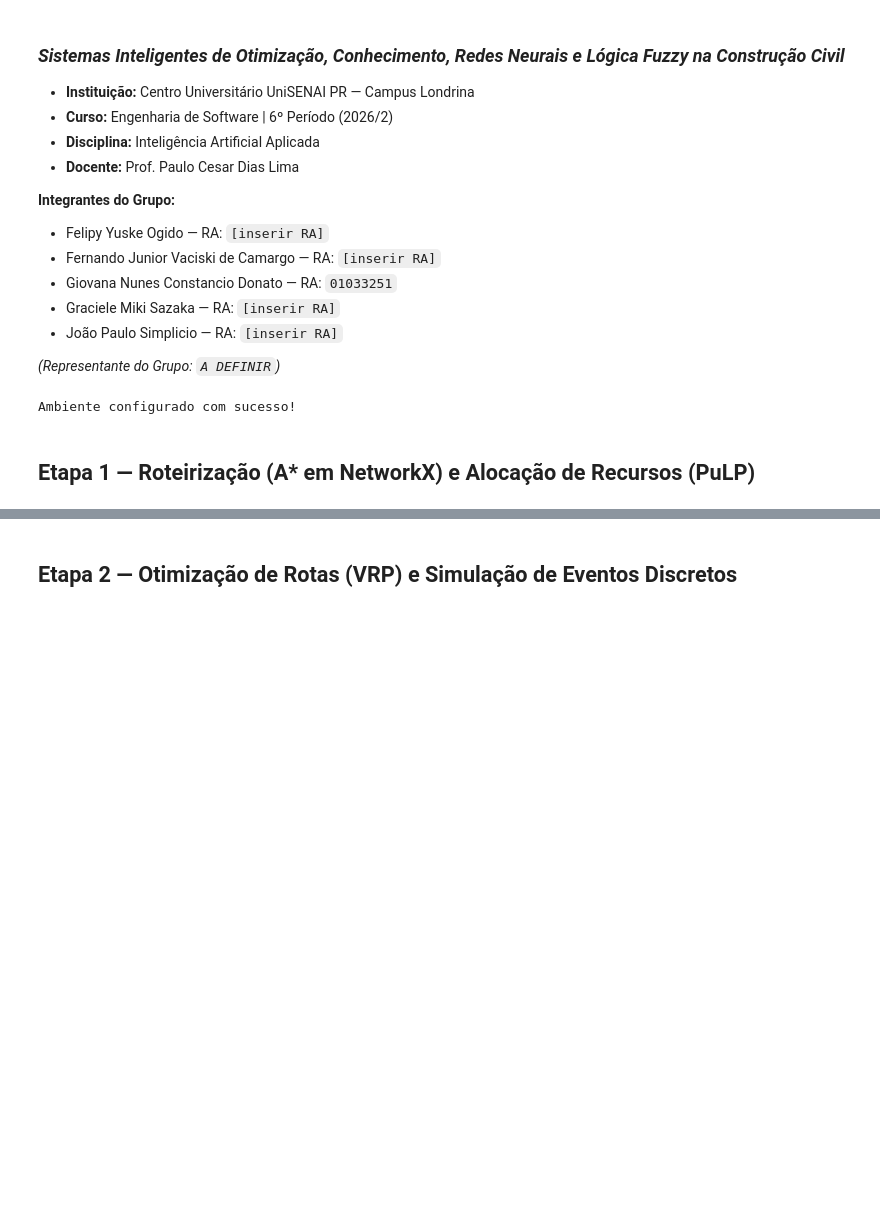
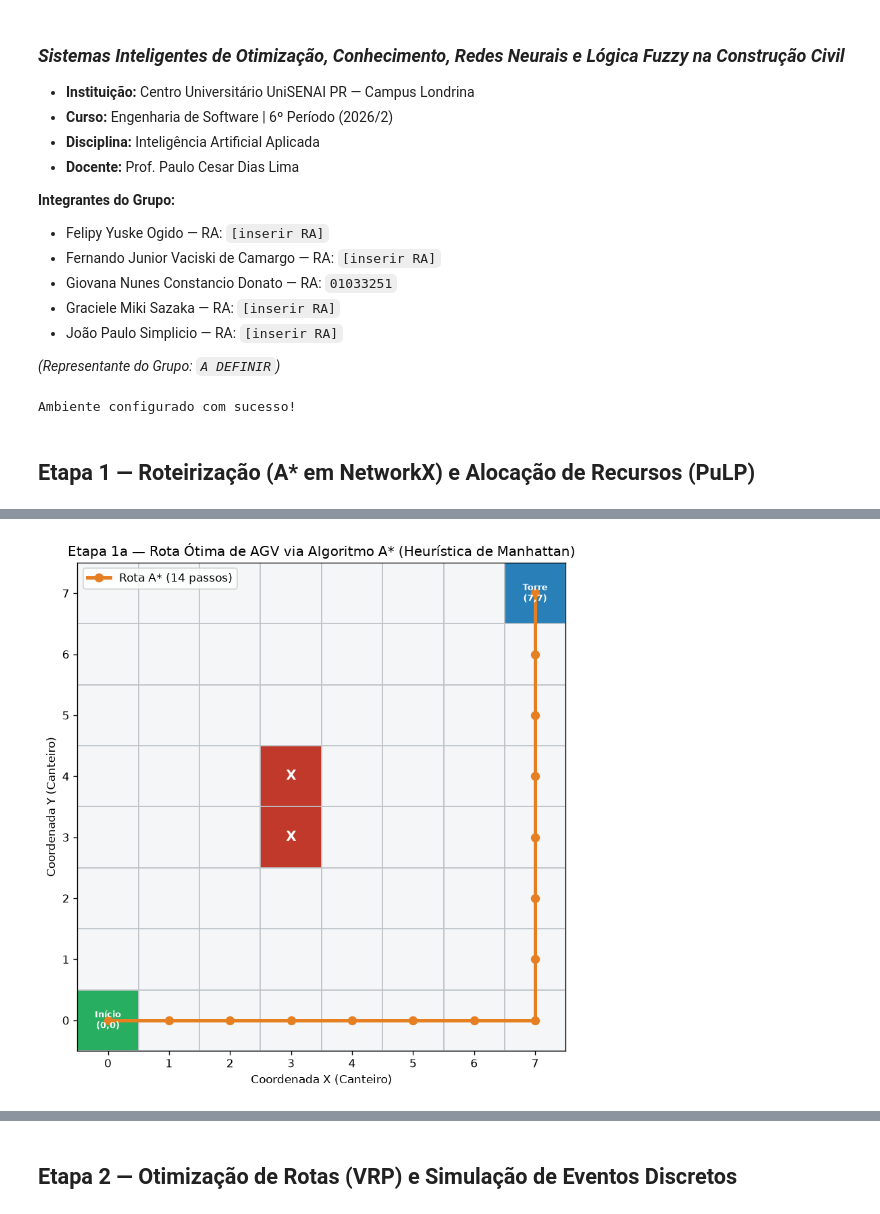
Before and after one commit to giconstancio/IA-Aplicada-APS02, a Jupyter notebook: notebooks/APS2_Torre_Europarque.ipynb, the cells around one changed output, grey strips where cells are left out. Saved outputs shown, nothing was run; the diff lists cells and outputs as text; code cells hidden in the pictures; blank space fills up the shorter version.

```diff
--- a/notebooks/APS2_Torre_Europarque.ipynb
+++ b/notebooks/APS2_Torre_Europarque.ipynb
@@ -76,0 +69,78 @@ Ambiente configurado com sucesso!
+# %%
+# ==============================================================================
+# ETAPA 1a: ROTEAMENTO AUTÔNOMO DE AGVs COM ALGORITMO A* (NETWORKX)
+# ==============================================================================
+
+# 1. Criação da malha ortogonal 2D (8x8) representando o canteiro Torre Europarque
+G = nx.grid_2d_graph(8, 8)
+
+# 2. Definição dos pontos-chave e obstáculos rígidos (andaimes e escavações)
+inicio = (0, 0)       # Almoxarifado Central
+destino = (7, 7)      # Torre de Elevação
+obstaculos = [(3, 3), (3, 4)]
+
+# Remove os nós bloqueados do grafo
+G.remove_nodes_from(obstaculos)
+
+# 3. Definição da heurística admissível: Distância de Manhattan h(n)
+def heuristica_manhattan(u, v):
+    return abs(u[0] - v[0]) + abs(u[1] - v[1])
+
+# 4. Execução do algoritmo A*
+caminho_otimo = nx.astar_path(G, inicio, destino, heuristic=heuristica_manhattan)
+custo_total = nx.astar_path_length(G, inicio, destino, heuristic=heuristica_manhattan)
+
+print(f"Origem (Almoxarifado Central): {inicio}")
+print(f"Destino (Torre de Elevação):   {destino}")
+print(f"Obstáculos removidos:          {obstaculos}")
+print(f"Custo total (passos):          {custo_total}")
+print(f"Caminho ótimo encontrado:\n{caminho_otimo}")
+
+# Quantos caminhos distintos têm o mesmo custo mínimo? (com e sem obstáculos)
+G_livre = nx.grid_2d_graph(8, 8)
+n_otimos_livre = len(list(nx.all_shortest_paths(G_livre, inicio, destino)))
+n_otimos_obst = len(list(nx.all_shortest_paths(G, inicio, destino)))
+print(f"\nh(início) = {heuristica_manhattan(inicio, destino)} passos (limite inferior da heurística)")
+print(f"Caminhos ótimos empatados — sem obstáculos: {n_otimos_livre} | com obstáculos: {n_otimos_obst}")
+
+# 5. Visualização gráfica da malha e da rota
+fig, ax = plt.subplots(figsize=(7, 7))
+
+# Desenha a grade 8x8
+for x in range(8):
+    for y in range(8):
+        cor = "#F4F6F7"
+        if (x, y) in obstaculos:
+            cor = "#C0392B"  # Vermelho para obstáculos
+        elif (x, y) == inicio:
+            cor = "#27AE60"  # Verde para origem
+        elif (x, y) == destino:
+            cor = "#2980B9"  # Azul para destino
+        rect = plt.Rectangle((x - 0.5, y - 0.5), 1, 1, facecolor=cor, edgecolor="#BDC3C7", lw=1)
+        ax.add_patch(rect)
+
+# Plota o caminho ótimo
+xs = [p[0] for p in caminho_otimo]
+ys = [p[1] for p in caminho_otimo]
+ax.plot(xs, ys, color="#E67E22", linewidth=3, marker="o", markersize=7, label=f"Rota A* ({custo_total} passos)")
+
+# Anotações de texto nos pontos principais
+ax.text(inicio[0], inicio[1], "Início\n(0,0)", ha="center", va="center", color="white", fontweight="bold", fontsize=8)
+ax.text(destino[0], destino[1], "Torre\n(7,7)", ha="center", va="center", color="white", fontweight="bold", fontsize=8)
+for ox, oy in obstaculos:
+    ax.text(ox, oy, "X", ha="center", va="center", color="white", fontweight="bold", fontsize=12)
+
+ax.set_xlim(-0.5, 7.5)
+ax.set_ylim(-0.5, 7.5)
+ax.set_xticks(range(8))
+ax.set_yticks(range(8))
+ax.set_xlabel("Coordenada X (Canteiro)")
+ax.set_ylabel("Coordenada Y (Canteiro)")
+ax.set_title("Etapa 1a — Rota Ótima de AGV via Algoritmo A* (Heurística de Manhattan)")
+ax.legend(loc="upper left")
+ax.set_aspect("equal")
+
+plt.tight_layout()
+plt.savefig("outputs/graficos/etapa1a_astar_rota.png", dpi=300)
+plt.show()
+# %% [output]
@@ -76,0 +156 @@ Ambiente configurado com sucesso!
+[figure, added]
```
Also changed, not shown: parts of 20 cells of this notebook, 4 other files.
